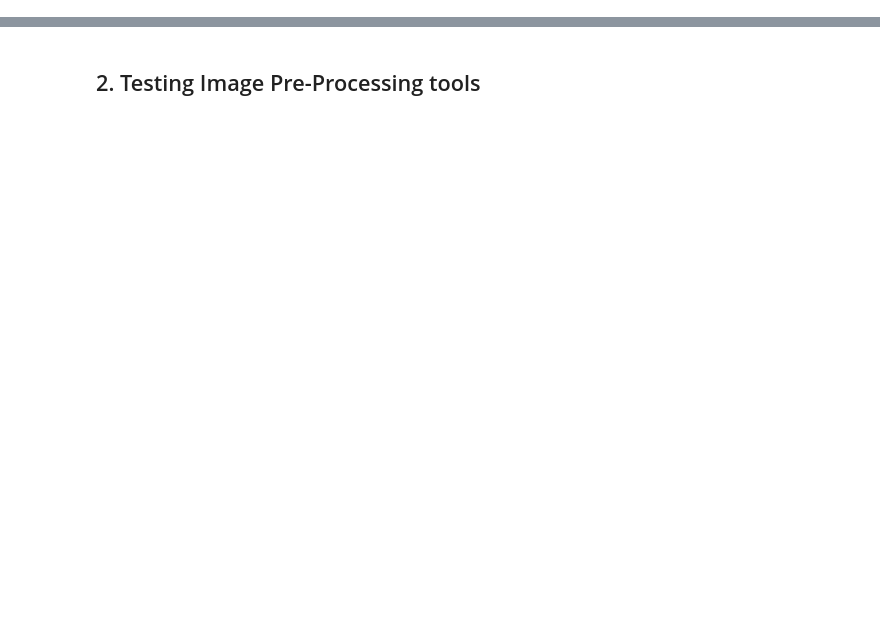
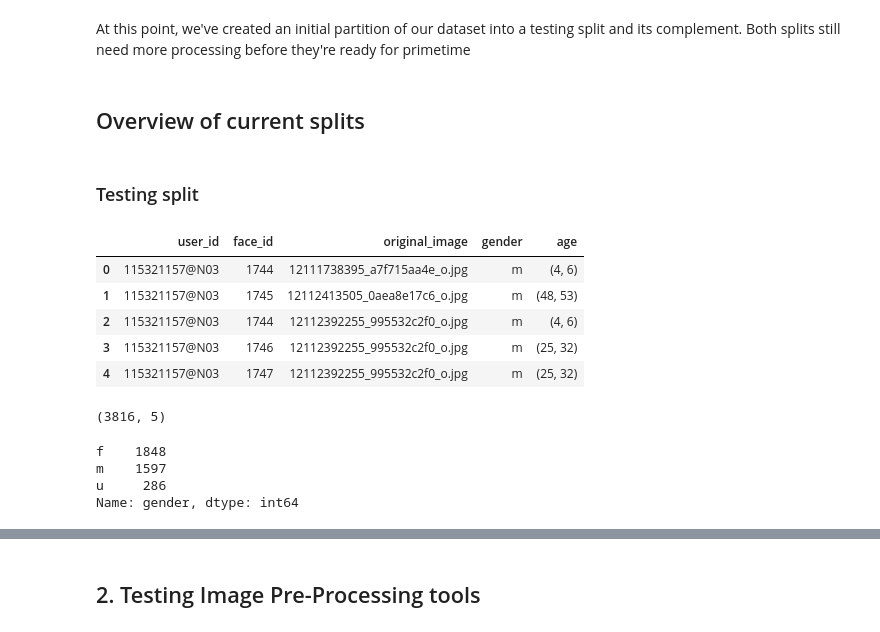
Before and after one commit to davidmrdavid/demographics_net, a Jupyter notebook: src/notebooks/Splitting the Data.ipynb, the cells around one changed output, grey strips where cells are left out. Saved outputs shown, nothing was run; the diff lists cells and outputs as text; code cells hidden in the pictures; blank space fills up the shorter version.

```diff
--- a/src/notebooks/Splitting the Data.ipynb
+++ b/src/notebooks/Splitting the Data.ipynb
@@ -82,0 +32,15 @@ Name: gender, dtype: int64
+# %%
+# Useful constants
+num_train_folds   = 4
+ind_test_fold     = 4
+validation_splits = 4
+
+metadata_path  = "../data/face_image_project/fold_%s_data.txt"
+metadata_test  = metadata_path % ind_test_fold
+
+img_path         = "../data/face_image_project/aligned/%s/landmark_aligned_face.%d.%s"
+keras_train_path = "../data/face_image_project/keras_format/train/%s/%d.jpg"
+keras_valid_path = "../data/face_image_project/keras_format/vali/%s/%d.jpg"
+keras_test_path  = "../data/face_image_project/keras_format/test/%s/%d.jpg"
+
+relevant_cols = ["user_id","face_id","original_image","gender","age"]
@@ -82,0 +60,26 @@ Name: gender, dtype: int64
+# %% [markdown]
+At this point, we've created an initial partition of our dataset into a testing split and its complement. Both splits still need more processing before they're ready for primetime
+# %% [markdown]
+## Overview of current splits
+# %% [markdown]
+### Testing split
+# %%
+test_meta.head()
+# %% [output]
+|  | user_id | face_id | original_image | gender | age |
+| 0 | 115321157@N03 | 1744 | 12111738395_a7f715aa4e_o.jpg | m | (4, 6) |
+| 1 | 115321157@N03 | 1745 | 12112413505_0aea8e17c6_o.jpg | m | (48, 53) |
+| 2 | 115321157@N03 | 1744 | 12112392255_995532c2f0_o.jpg | m | (4, 6) |
+| 3 | 115321157@N03 | 1746 | 12112392255_995532c2f0_o.jpg | m | (25, 32) |
+| 4 | 115321157@N03 | 1747 | 12112392255_995532c2f0_o.jpg | m | (25, 32) |
+# %%
+test_meta.shape
+# %% [output]
+(3816, 5)
+# %%
+test_meta["gender"].value_counts()
+# %% [output]
+f    1848
+m    1597
+u     286
+Name: gender, dtype: int64
```
Also changed, not shown: parts of 77 cells of this notebook.
